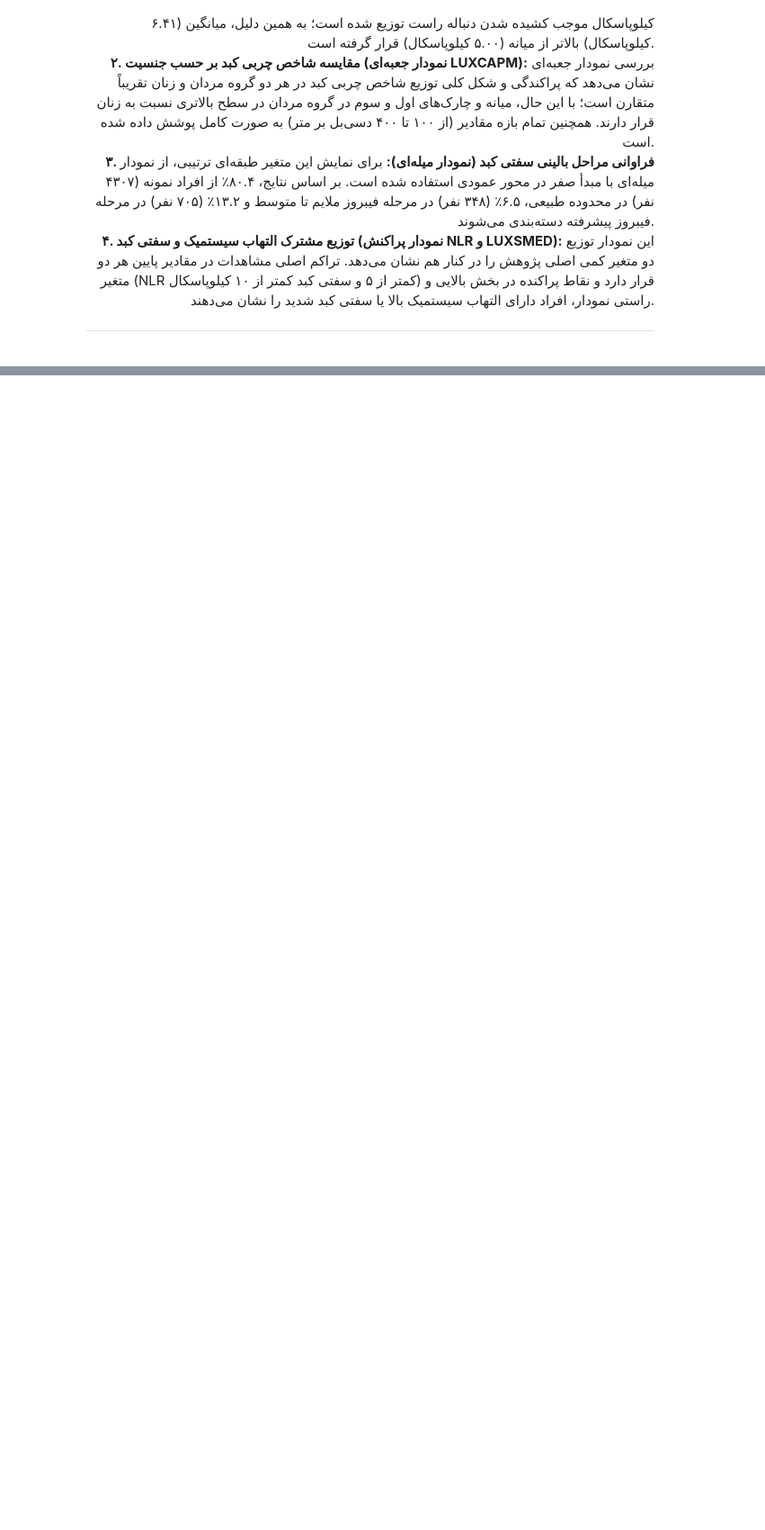
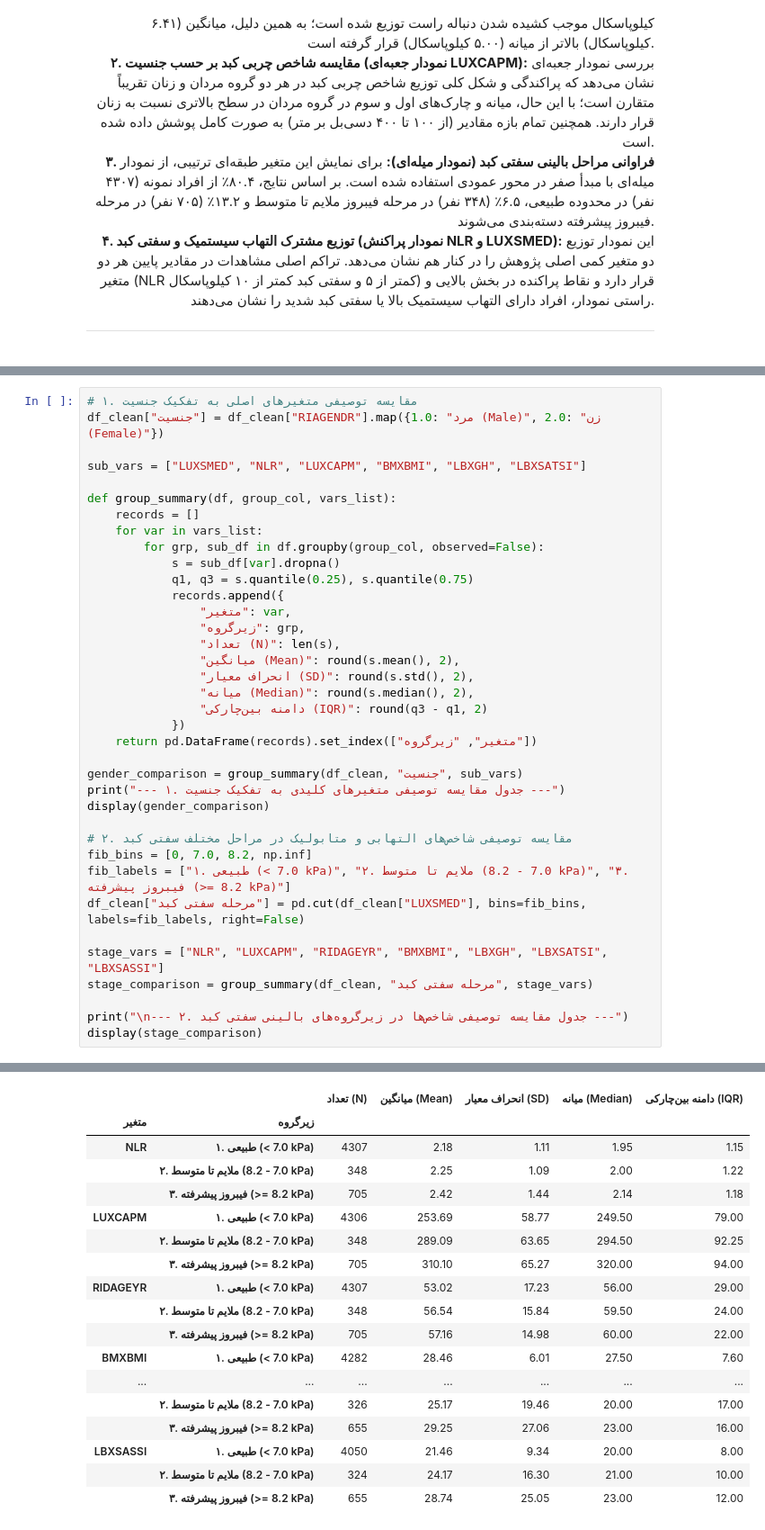
Before and after one commit to AtenaNouri/Statistics-Project, a Jupyter notebook: notebooks/phase1.ipynb, the cells around one changed output, grey strips where cells are left out. Shown at 90% size. Drawn from its saved outputs; the diff is of its cells as text; blank space fills up the shorter version.

```diff
--- a/notebooks/phase1.ipynb
+++ b/notebooks/phase1.ipynb
@@ -459,0 +465,38 @@ plt.show()
+# %%
+# ۱. مقایسه توصیفی متغیرهای اصلی به تفکیک جنسیت
+df_clean["جنسیت"] = df_clean["RIAGENDR"].map({1.0: "مرد (Male)", 2.0: "زن (Female)"})
+
+sub_vars = ["LUXSMED", "NLR", "LUXCAPM", "BMXBMI", "LBXGH", "LBXSATSI"]
+
+def group_summary(df, group_col, vars_list):
+    records = []
+    for var in vars_list:
+        for grp, sub_df in df.groupby(group_col, observed=False):
+            s = sub_df[var].dropna()
+            q1, q3 = s.quantile(0.25), s.quantile(0.75)
+            records.append({
+                "متغیر": var,
+                "زیرگروه": grp,
+                "تعداد (N)": len(s),
+                "میانگین (Mean)": round(s.mean(), 2),
+                "انحراف معیار (SD)": round(s.std(), 2),
+                "میانه (Median)": round(s.median(), 2),
+                "دامنه بین‌چارکی (IQR)": round(q3 - q1, 2)
+            })
+    return pd.DataFrame(records).set_index(["متغیر", "زیرگروه"])
+
+gender_comparison = group_summary(df_clean, "جنسیت", sub_vars)
+print("--- ۱. جدول مقایسه توصیفی متغیرهای کلیدی به تفکیک جنسیت ---")
+display(gender_comparison)
+
+# ۲. مقایسه توصیفی شاخص‌های التهابی و متابولیک در مراحل مختلف سفتی کبد
+fib_bins = [0, 7.0, 8.2, np.inf]
+fib_labels = ["۱. طبیعی (< 7.0 kPa)", "۲. ملایم تا متوسط (7.0 - 8.2 kPa)", "۳. فیبروز پیشرفته (>= 8.2 kPa)"]
+df_clean["مرحله سفتی کبد"] = pd.cut(df_clean["LUXSMED"], bins=fib_bins, labels=fib_labels, right=False)
+
+stage_vars = ["NLR", "LUXCAPM", "RIDAGEYR", "BMXBMI", "LBXGH", "LBXSATSI", "LBXSASSI"]
+stage_comparison = group_summary(df_clean, "مرحله سفتی کبد", stage_vars)
+
+print("\n--- ۲. جدول مقایسه توصیفی شاخص‌ها در زیرگروه‌های بالینی سفتی کبد ---")
+display(stage_comparison)
+# %% [output]
@@ -459,0 +519,18 @@ plt.show()
+|  |  | تعداد (N) | میانگین (Mean) | انحراف معیار (SD) | میانه (Median) | دامنه بین‌چارکی (IQR) |
+| متغیر | زیرگروه |  |  |  |  |  |
+| NLR | ۱. طبیعی (< 7.0 kPa) | 4307 | 2.18 | 1.11 | 1.95 | 1.15 |
+|  | ۲. ملایم تا متوسط (7.0 - 8.2 kPa) | 348 | 2.25 | 1.09 | 2.00 | 1.22 |
+|  | ۳. فیبروز پیشرفته (>= 8.2 kPa) | 705 | 2.42 | 1.44 | 2.14 | 1.18 |
+| LUXCAPM | ۱. طبیعی (< 7.0 kPa) | 4306 | 253.69 | 58.77 | 249.50 | 79.00 |
+|  | ۲. ملایم تا متوسط (7.0 - 8.2 kPa) | 348 | 289.09 | 63.65 | 294.50 | 92.25 |
+|  | ۳. فیبروز پیشرفته (>= 8.2 kPa) | 705 | 310.10 | 65.27 | 320.00 | 94.00 |
+| RIDAGEYR | ۱. طبیعی (< 7.0 kPa) | 4307 | 53.02 | 17.23 | 56.00 | 29.00 |
+|  | ۲. ملایم تا متوسط (7.0 - 8.2 kPa) | 348 | 56.54 | 15.84 | 59.50 | 24.00 |
+|  | ۳. فیبروز پیشرفته (>= 8.2 kPa) | 705 | 57.16 | 14.98 | 60.00 | 22.00 |
+| BMXBMI | ۱. طبیعی (< 7.0 kPa) | 4282 | 28.46 | 6.01 | 27.50 | 7.60 |
+| ... | ... | ... | ... | ... | ... | ... |
+|  | ۲. ملایم تا متوسط (7.0 - 8.2 kPa) | 326 | 25.17 | 19.46 | 20.00 | 17.00 |
+|  | ۳. فیبروز پیشرفته (>= 8.2 kPa) | 655 | 29.25 | 27.06 | 23.00 | 16.00 |
+| LBXSASSI | ۱. طبیعی (< 7.0 kPa) | 4050 | 21.46 | 9.34 | 20.00 | 8.00 |
+|  | ۲. ملایم تا متوسط (7.0 - 8.2 kPa) | 324 | 24.17 | 16.30 | 21.00 | 10.00 |
+|  | ۳. فیبروز پیشرفته (>= 8.2 kPa) | 655 | 28.74 | 25.05 | 23.00 | 12.00 |
```
Also changed, not shown: parts of 3 cells of this notebook.
